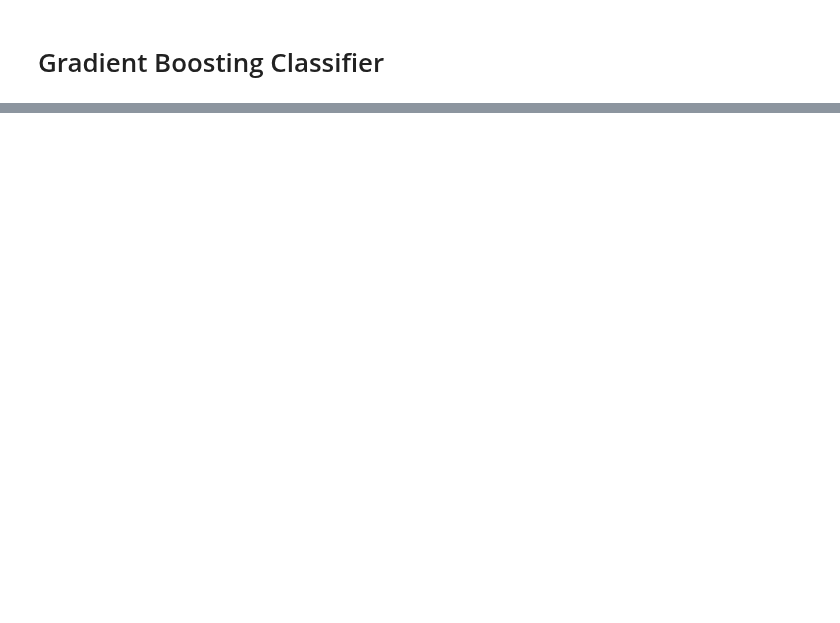
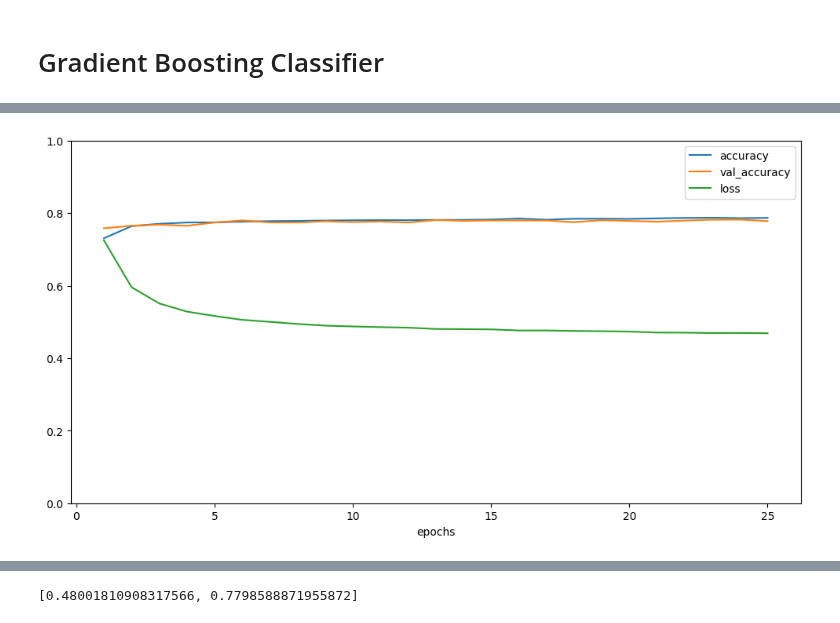
Before and after one commit to Mecowhy37/aai-exam-spotify-hits, a Jupyter notebook: project.ipynb, the cells around one changed output, grey strips where cells are left out. Drawn from its saved outputs; the diff is of its cells as text; code cells hidden in the pictures; blank space fills up the shorter version.

```diff
--- a/project.ipynb
+++ b/project.ipynb
@@ -393,0 +315,15 @@ AUC score: 0.773821403498972
+# %%
+def plot_history(history):
+    n_epoch = range(1, len(history.history['loss']) + 1)
+
+    plt.figure(figsize=(12,6))
+
+    seaborn.lineplot(data=history.history, x=n_epoch, y='accuracy', label='accuracy')
+    seaborn.lineplot(data=history.history, x=n_epoch, y='val_accuracy', label='val_accuracy')
+    seaborn.lineplot(data=history.history, x=n_epoch, y='loss', label='loss')
+
+    plt.legend()
+    plt.ylim([0,1])
+    plt.ylabel(None)
+    plt.xlabel('epochs')
+    plt.show()
@@ -393,0 +333,24 @@ AUC score: 0.773821403498972
+# %%
+from tensorflow.keras.models import Sequential
+from tensorflow.keras.layers import Dense, Dropout
+from keras.regularizers import l2
+
+regularizer = l2(0.001)
+
+model = Sequential()
+model.add(Dense(64, activation='relu', kernel_regularizer=regularizer, input_shape=(15,)))
+model.add(Dense(64, activation='relu', kernel_regularizer=regularizer))
+model.add(Dense(64, activation='relu', kernel_regularizer=regularizer))
+model.add(Dense(64, activation='relu', kernel_regularizer=regularizer))
+model.add(Dense(1, activation='sigmoid'))
+model.compile(
+    optimizer='adam',
+    loss='binary_crossentropy',
+        metrics=['accuracy'])
+# %%
+epochs = 30
+batch_size = 300
+history = model.fit(X_train, y_train,
+             validation_data=(X_val, y_val),
+             epochs=25,
+             batch_size=300)
@@ -393,0 +375,5 @@ AUC score: 0.773821403498972
+# %%
+plot_history(history)
+model.evaluate(X_test, y_test)
+# %% [output]
+[figure, added]
@@ -393,0 +381 @@ AUC score: 0.773821403498972
+[0.48001810908317566, 0.7798588871955872]
```
Also changed, not shown: parts of 23 cells of this notebook.
